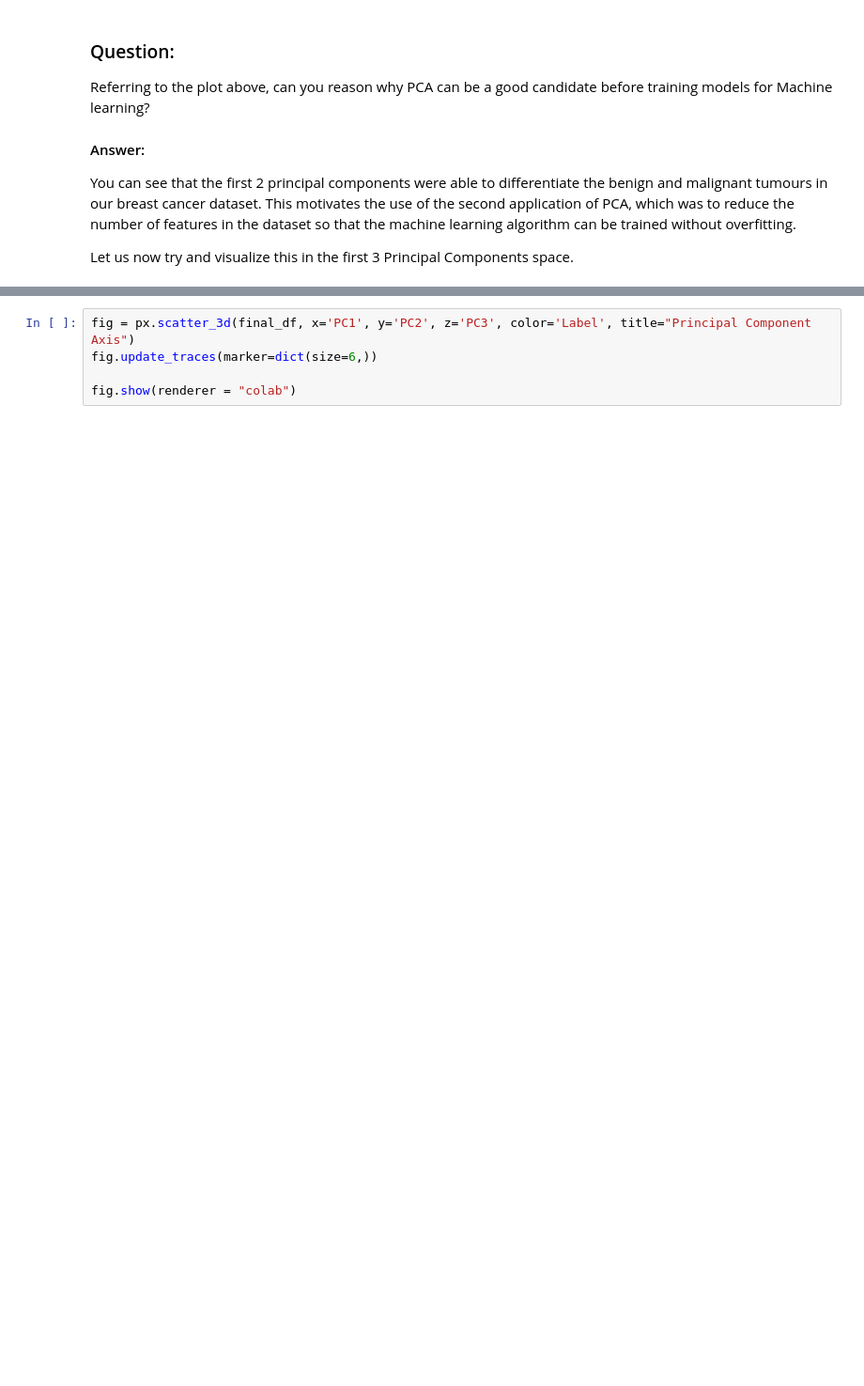
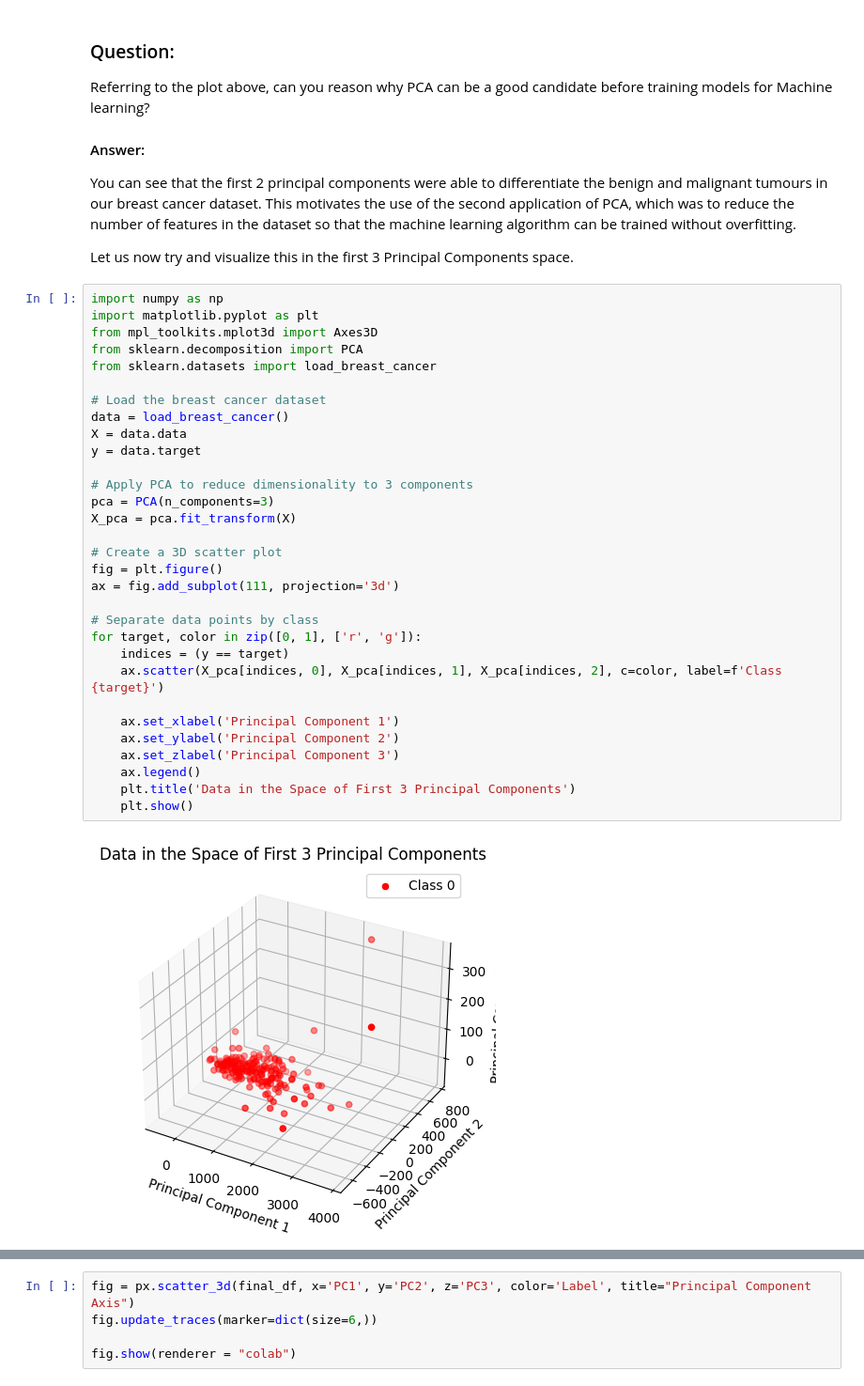
Before and after one commit to Gubbaladurgapraveen/Fmml-lab-projects-23B25A4505, a Jupyter notebook: Mod2_Lab2.ipynb, the cells around one changed output, grey strips where cells are left out. Shown at 94% size. Drawn from its saved outputs; the diff is of its cells as text; blank space fills up the shorter version.

```diff
--- a/Mod2_Lab2.ipynb
+++ b/Mod2_Lab2.ipynb
@@ -318,3 +318,36 @@ You can see that the first 2 principal components were able to differentiate the
 
 
 Let us now try and visualize this in the first 3 Principal Components space.
+# %%
+import numpy as np
+import matplotlib.pyplot as plt
+from mpl_toolkits.mplot3d import Axes3D
+from sklearn.decomposition import PCA
+from sklearn.datasets import load_breast_cancer
+
+# Load the breast cancer dataset
+data = load_breast_cancer()
+X = data.data
+y = data.target
+
+# Apply PCA to reduce dimensionality to 3 components
+pca = PCA(n_components=3)
+X_pca = pca.fit_transform(X)
+
+# Create a 3D scatter plot
+fig = plt.figure()
+ax = fig.add_subplot(111, projection='3d')
+
+# Separate data points by class
+for target, color in zip([0, 1], ['r', 'g']):
+    indices = (y == target)
+    ax.scatter(X_pca[indices, 0], X_pca[indices, 1], X_pca[indices, 2], c=color, label=f'Class {target}')
+
+    ax.set_xlabel('Principal Component 1')
+    ax.set_ylabel('Principal Component 2')
+    ax.set_zlabel('Principal Component 3')
+    ax.legend()
+    plt.title('Data in the Space of First 3 Principal Components')
+    plt.show()
+# %% [output]
+[figure, added]
```
Also changed, not shown: parts of 2 cells of this notebook.
